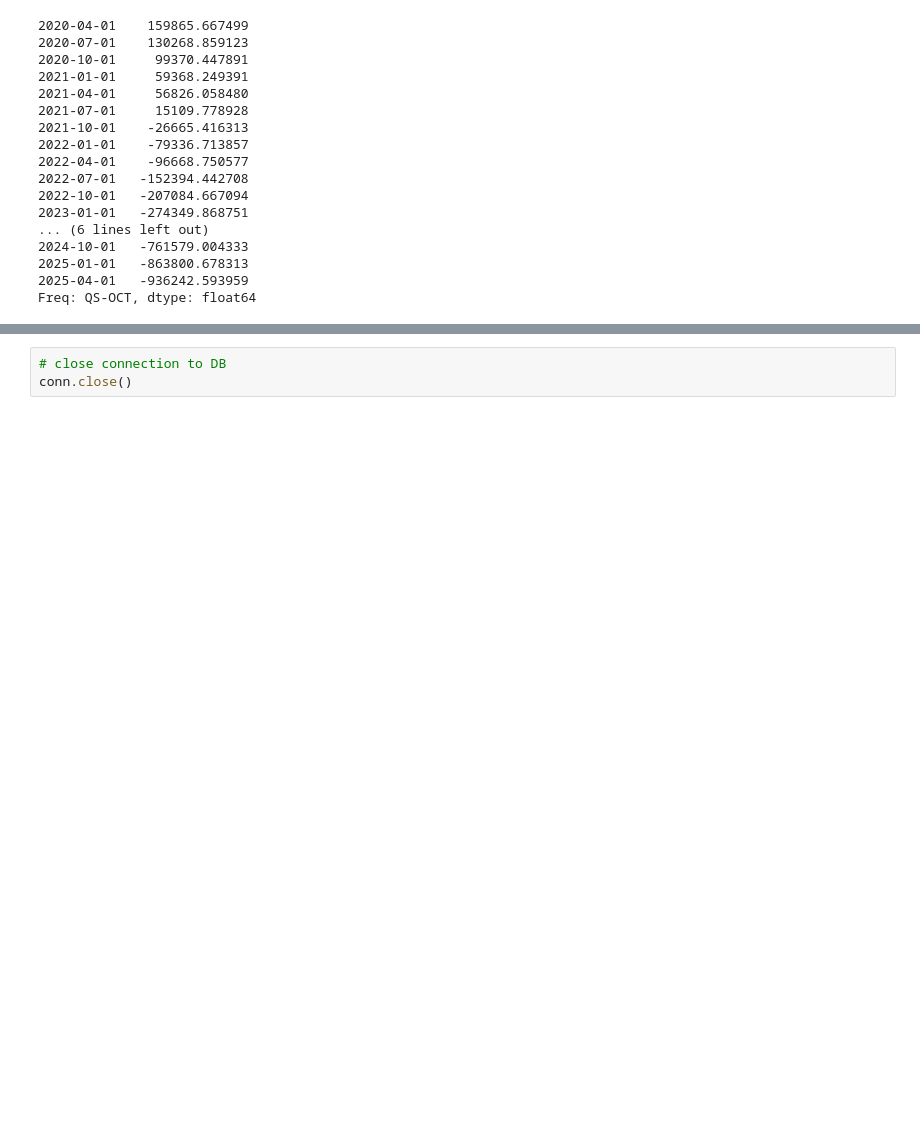
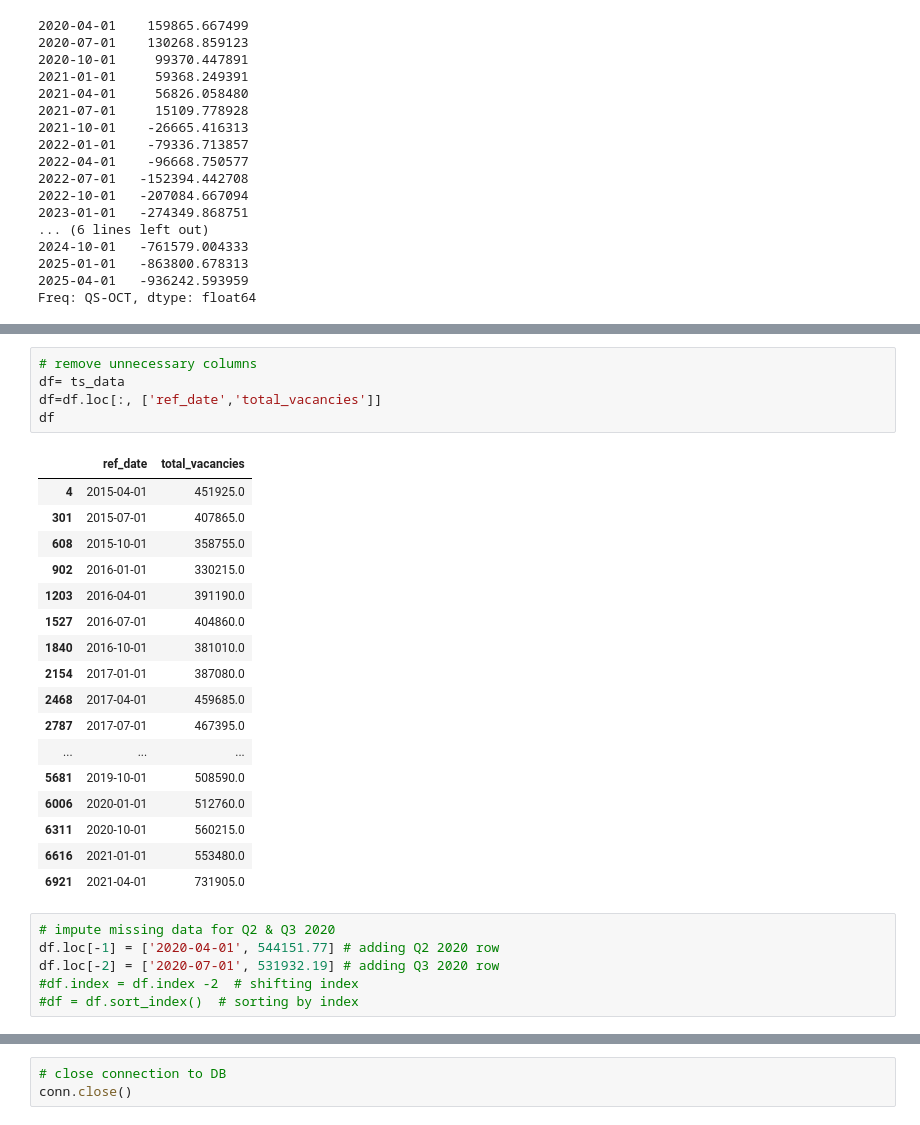
Before and after one commit to alecngai/Predicting_Canadian_Job_Vacancies, a Jupyter notebook: Machine_Learning/ML_SARIMAX-AllCanada-Province_20211125.ipynb, the cells around one changed output, grey strips where cells are left out. Cells and saved outputs as stored; diff of their text form; blank space fills up the shorter version.

```diff
--- a/Machine_Learning/ML_SARIMAX-AllCanada-Province_20211125.ipynb
+++ b/Machine_Learning/ML_SARIMAX-AllCanada-Province_20211125.ipynb
@@ -975,0 +959,29 @@ Freq: QS-OCT, dtype: float64
+# %%
+# remove unnecessary columns
+df= ts_data
+df=df.loc[:, ['ref_date','total_vacancies']]
+df
+# %% [output]
+|  | ref_date | total_vacancies |
+| 4 | 2015-04-01 | 451925.0 |
+| 301 | 2015-07-01 | 407865.0 |
+| 608 | 2015-10-01 | 358755.0 |
+| 902 | 2016-01-01 | 330215.0 |
+| 1203 | 2016-04-01 | 391190.0 |
+| 1527 | 2016-07-01 | 404860.0 |
+| 1840 | 2016-10-01 | 381010.0 |
+| 2154 | 2017-01-01 | 387080.0 |
+| 2468 | 2017-04-01 | 459685.0 |
+| 2787 | 2017-07-01 | 467395.0 |
+| ... | ... | ... |
+| 5681 | 2019-10-01 | 508590.0 |
+| 6006 | 2020-01-01 | 512760.0 |
+| 6311 | 2020-10-01 | 560215.0 |
+| 6616 | 2021-01-01 | 553480.0 |
+| 6921 | 2021-04-01 | 731905.0 |
+# %%
+# impute missing data for Q2 & Q3 2020
+df.loc[-1] = ['2020-04-01', 544151.77] # adding Q2 2020 row
+df.loc[-2] = ['2020-07-01', 531932.19] # adding Q3 2020 row
+#df.index = df.index -2  # shifting index
+#df = df.sort_index()  # sorting by index
```
Also changed, not shown: parts of 16 cells of this notebook, 14 other files.
